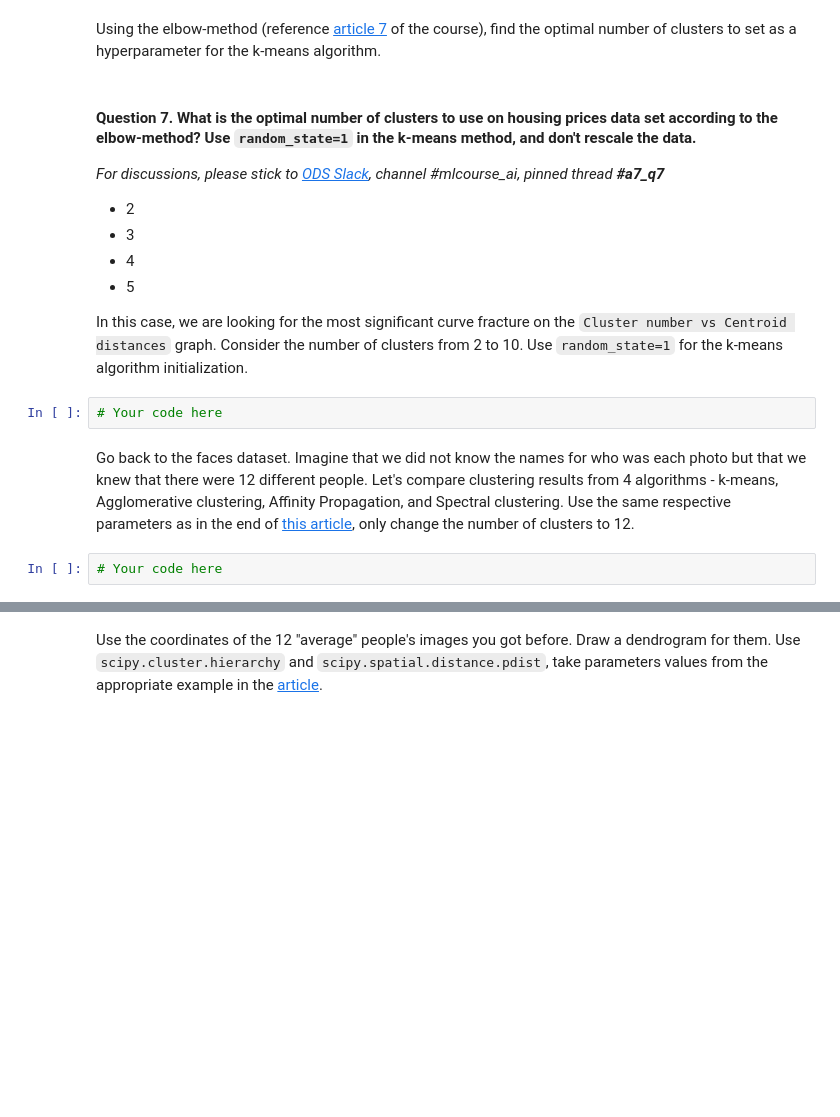
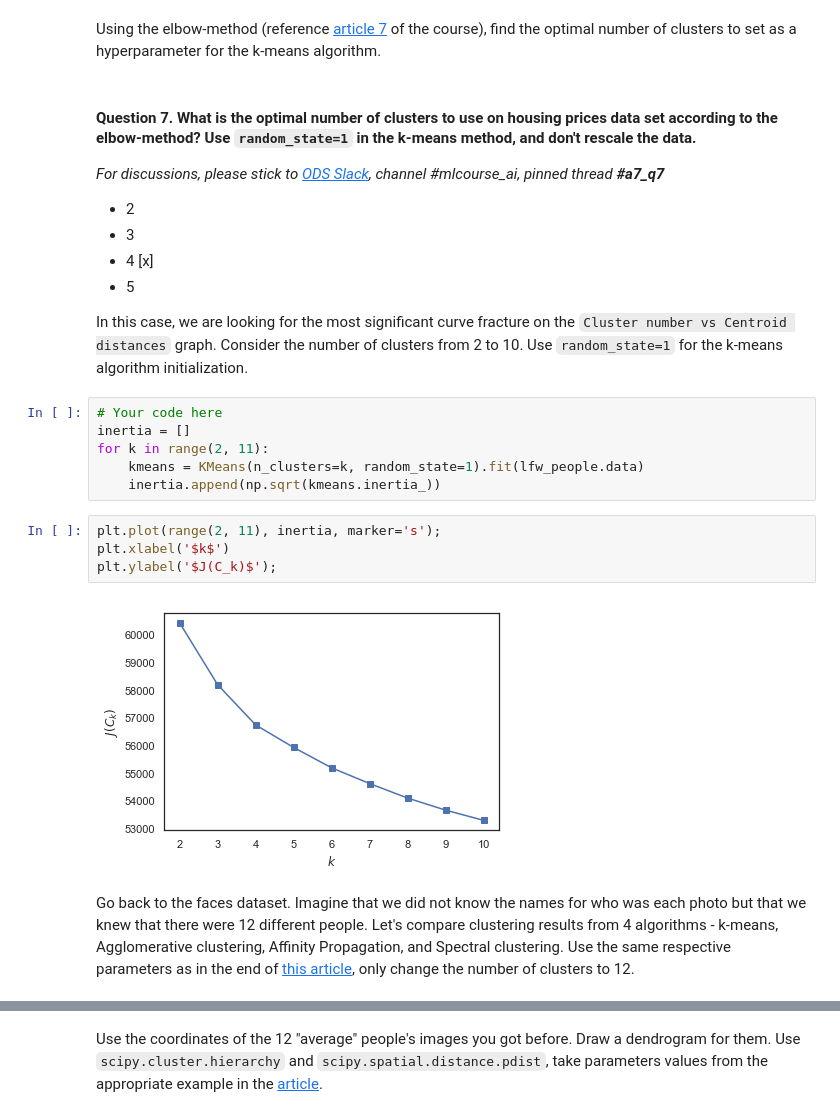
Before and after one commit to yy-nm/mard_learning_mlcourse.ai, a Jupyter notebook: assignment_7/assignment7_pca_clustering.ipynb, the cells around one changed output, grey strips where cells are left out. Drawn from its saved outputs; the diff is of its cells as text; blank space fills up the shorter version.

```diff
--- a/assignment_7/assignment7_pca_clustering.ipynb
+++ b/assignment_7/assignment7_pca_clustering.ipynb
@@ -171,13 +334,21 @@ Using the elbow-method (reference [article 7](https://medium.com/@libfun/db78795
 
 - 2
 - 3
-- 4
+- 4 [x]
 - 5
 
 In this case, we are looking for the most significant curve fracture on the `Cluster number vs Centroid distances` graph. Consider the number of clusters from 2 to 10. Use `random_state=1` for the k-means algorithm initialization.
-# %%
-# Your code here
+# %%
+# Your code here
+inertia = []
+for k in range(2, 11):
+    kmeans = KMeans(n_clusters=k, random_state=1).fit(lfw_people.data)
+    inertia.append(np.sqrt(kmeans.inertia_))
+# %%
+plt.plot(range(2, 11), inertia, marker='s');
+plt.xlabel('$k$')
+plt.ylabel('$J(C_k)$');
+# %% [output]
+[figure, added]
 # %% [markdown]
 Go back to the faces dataset. Imagine that we did not know the names for who was each photo but that we knew that there were 12 different people. Let's compare clustering results from 4 algorithms - k-means, Agglomerative clustering, Affinity Propagation, and Spectral clustering. Use the same respective parameters as in the end of [this article](https://medium.com/@libfun/db7879568417), only change the number of clusters to 12.
-# %%
-# Your code here
```
Also changed, not shown: parts of 33 cells of this notebook, 1 other file.
